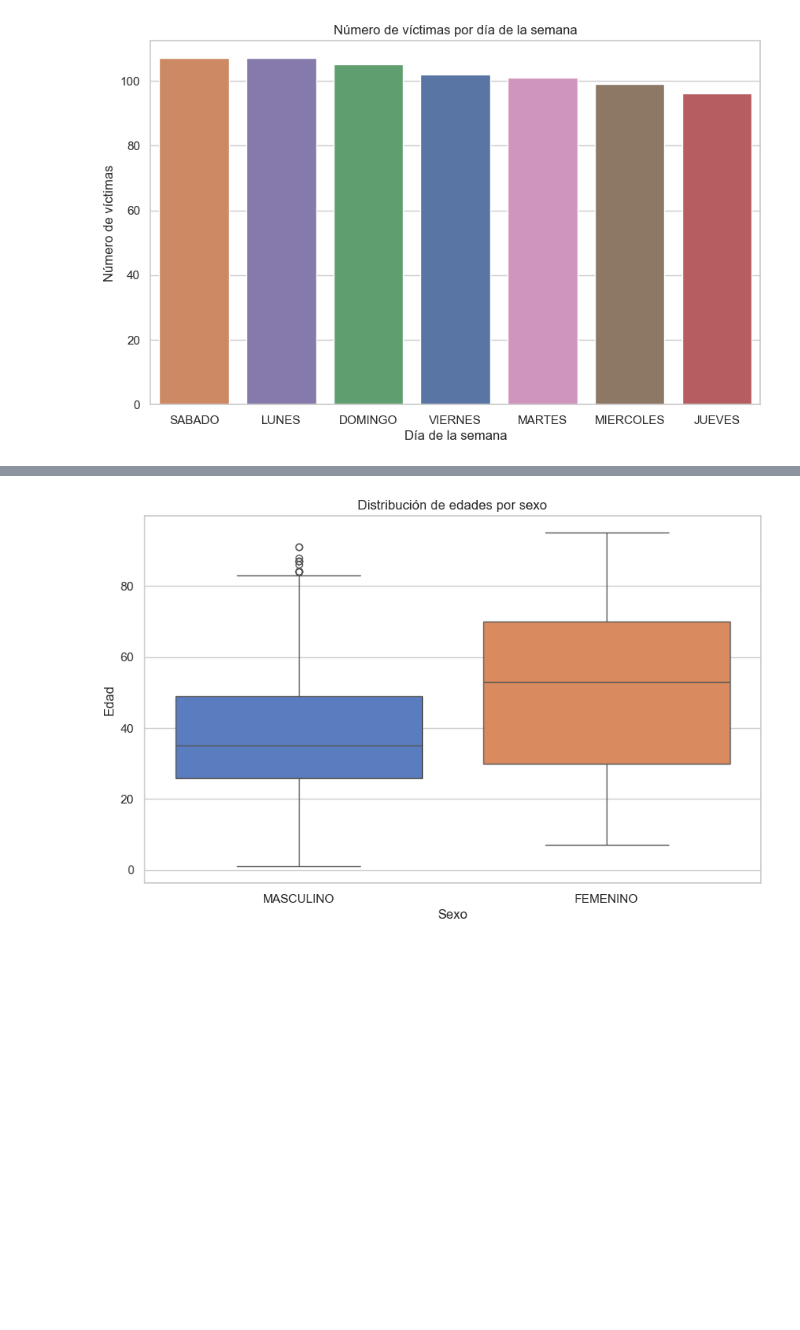
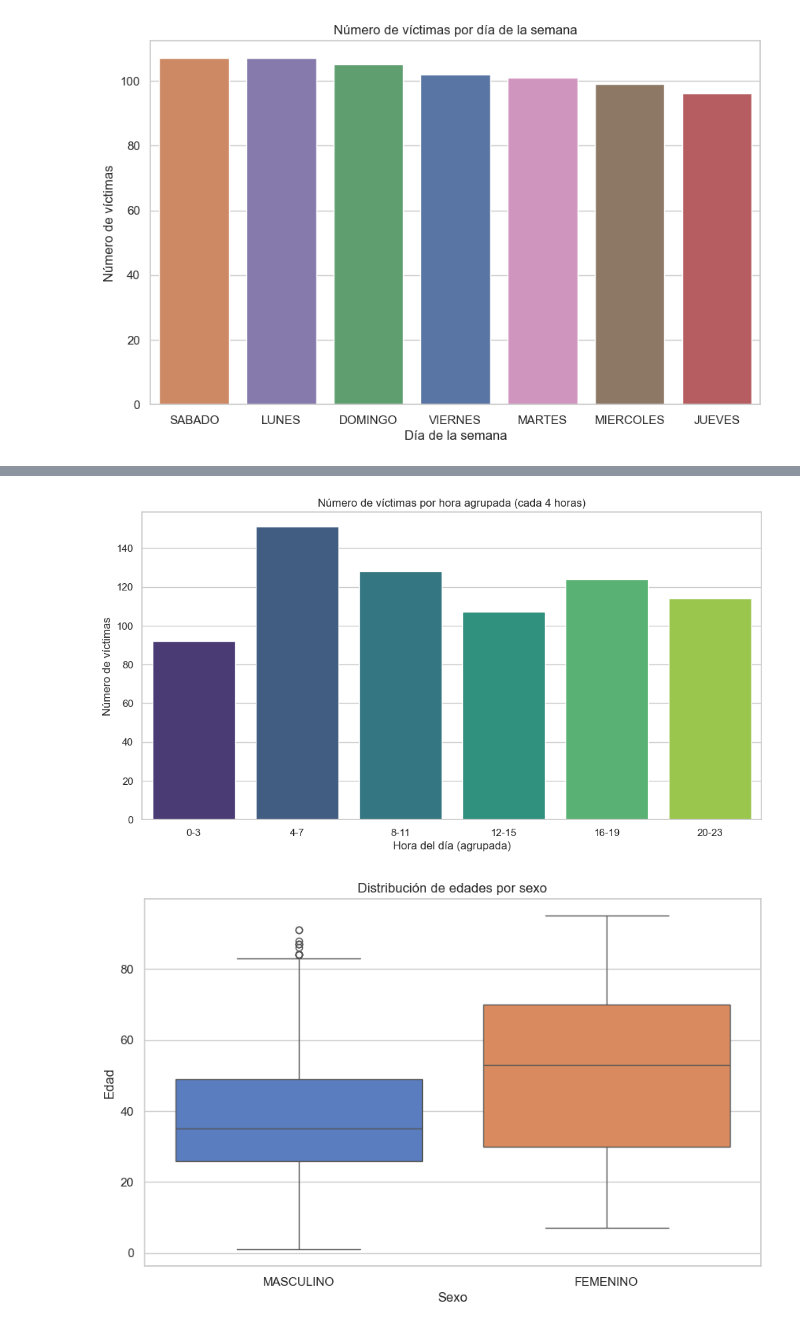
Before and after one commit to MarceloOrtizz/Proyecto_DA_Siniestros_Viales, a Jupyter notebook: eda.ipynb, the cells around one changed output, grey strips where cells are left out. Saved outputs shown, nothing was run; the diff lists cells and outputs as text; code cells hidden in the pictures; blank space fills up the shorter version.

```diff
--- a/eda.ipynb
+++ b/eda.ipynb
@@ -233,3 +212,18 @@ plt.show()
+# %%
+
+# Crear columnas de 4 horas cada una
+df['Hora Agrupada'] = pd.cut(df['HH'], bins=range(0, 25, 4), right=False, labels=['0-3', '4-7', '8-11', '12-15', '16-19', '20-23'])
+
+
+# Gráfico de barras para contar la cantidad de víctimas por hora agrupada
+plt.figure(figsize=(12, 6))
+sns.countplot(x='Hora Agrupada', data=df, palette='viridis', hue='Hora Agrupada', legend=False)
+plt.title('Número de víctimas por hora agrupada (cada 4 horas)')
+plt.xlabel('Hora del día (agrupada)')
+plt.ylabel('Número de víctimas')
+plt.show()
+# %% [output]
+[figure, added]
 # %%
 
 # Boxplot para visualizar la distribución de edades por sexo
```
Also changed, not shown: parts of 9 cells of this notebook.
